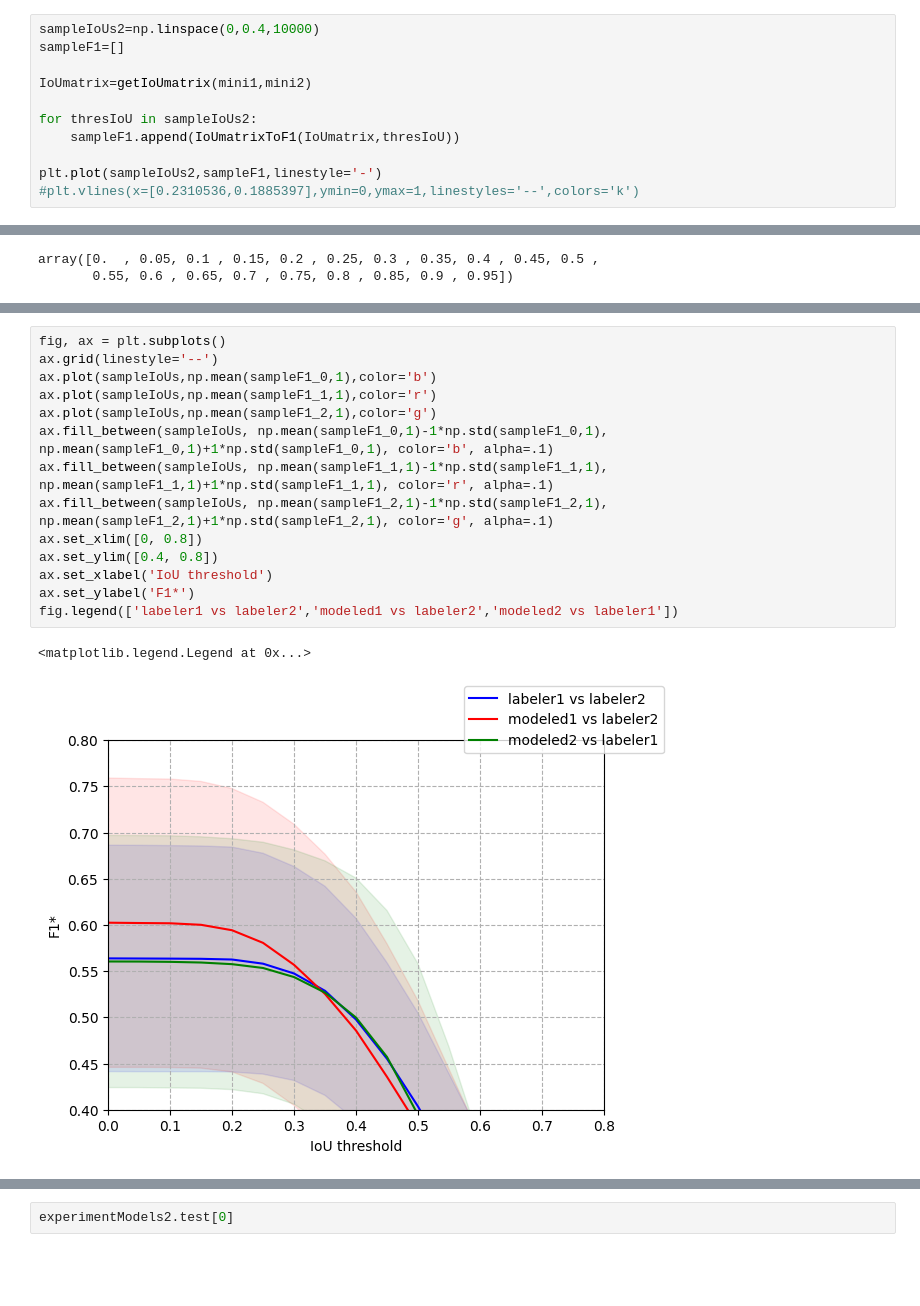
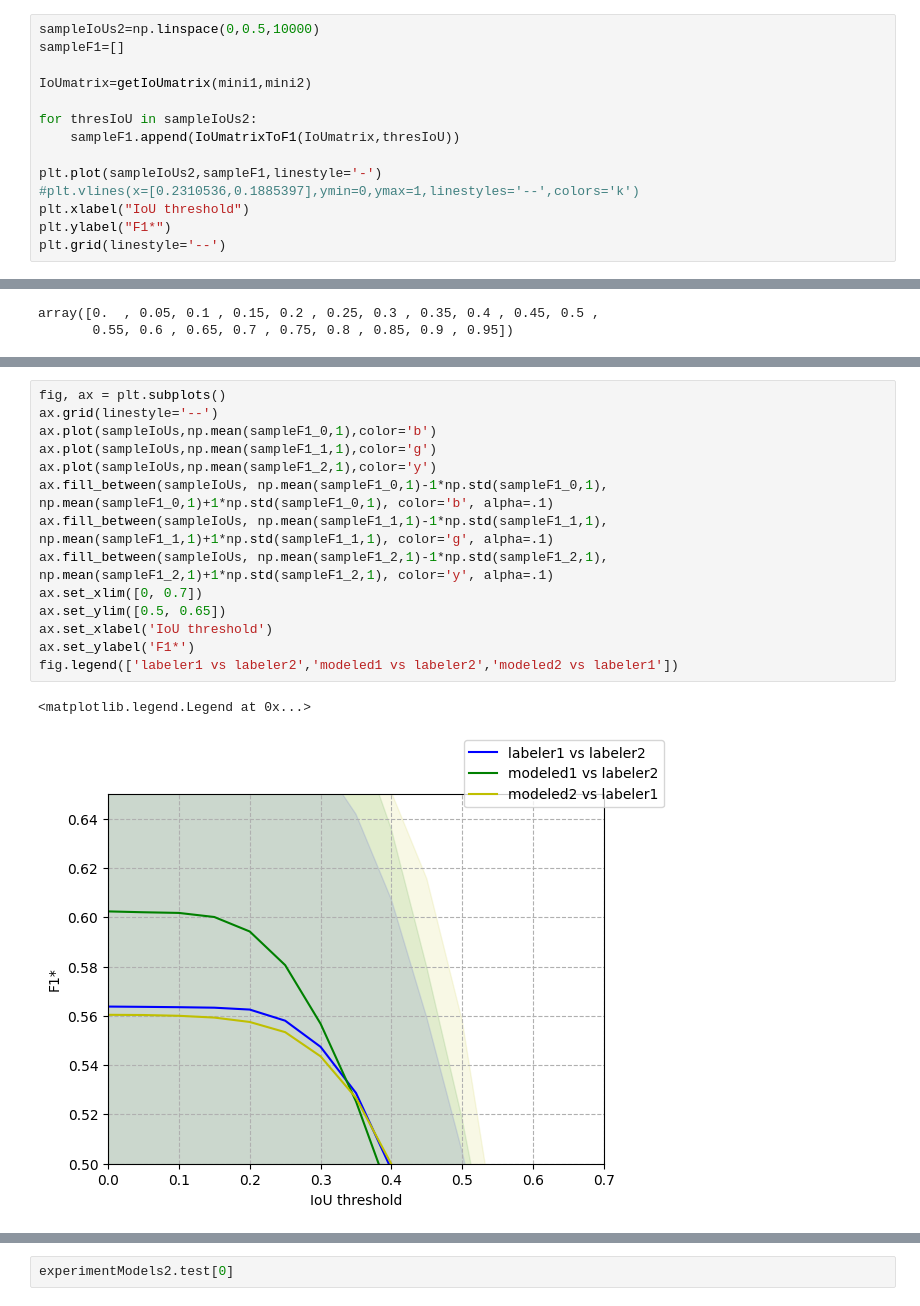
Before and after one commit to quiquegurdiel/SpinCo, a Jupyter notebook: Experiment007_interpredictability.ipynb, the cells around one changed output, grey strips where cells are left out. Saved outputs shown, nothing was run; the diff lists cells and outputs as text; blank space fills up the shorter version.

```diff
--- a/Experiment007_interpredictability.ipynb
+++ b/Experiment007_interpredictability.ipynb
@@ -228,5 +246,5 @@ mini2
 # %%
-sampleIoUs2=np.linspace(0,0.4,10000)
+sampleIoUs2=np.linspace(0,0.5,10000)
 sampleF1=[]
 
 IoUmatrix=getIoUmatrix(mini1,mini2)
@@ -236,4 +254,7 @@ for thresIoU in sampleIoUs2:
 
 plt.plot(sampleIoUs2,sampleF1,linestyle='-')
 #plt.vlines(x=[0.2310536,0.1885397],ymin=0,ymax=1,linestyles='--',colors='k')
+plt.xlabel("IoU threshold")
+plt.ylabel("F1*")
+plt.grid(linestyle='--')
 # %% [output]
@@ -527,17 +564,17 @@ fig.legend(['labeler1 vs labeler2','modeled1 vs labeler2','modeled2 vs labeler1'
 # %%
 fig, ax = plt.subplots()
 ax.grid(linestyle='--')
 ax.plot(sampleIoUs,np.mean(sampleF1_0,1),color='b')
-ax.plot(sampleIoUs,np.mean(sampleF1_1,1),color='r')
-ax.plot(sampleIoUs,np.mean(sampleF1_2,1),color='g')
+ax.plot(sampleIoUs,np.mean(sampleF1_1,1),color='g')
+ax.plot(sampleIoUs,np.mean(sampleF1_2,1),color='y')
 ax.fill_between(sampleIoUs, np.mean(sampleF1_0,1)-1*np.std(sampleF1_0,1), np.mean(sampleF1_0,1)+1*np.std(sampleF1_0,1), color='b', alpha=.1)
-ax.fill_between(sampleIoUs, np.mean(sampleF1_1,1)-1*np.std(sampleF1_1,1), np.mean(sampleF1_1,1)+1*np.std(sampleF1_1,1), color='r', alpha=.1)
-ax.fill_between(sampleIoUs, np.mean(sampleF1_2,1)-1*np.std(sampleF1_2,1), np.mean(sampleF1_2,1)+1*np.std(sampleF1_2,1), color='g', alpha=.1)
-ax.set_xlim([0, 0.8])
-ax.set_ylim([0.4, 0.8])
+ax.fill_between(sampleIoUs, np.mean(sampleF1_1,1)-1*np.std(sampleF1_1,1), np.mean(sampleF1_1,1)+1*np.std(sampleF1_1,1), color='g', alpha=.1)
+ax.fill_between(sampleIoUs, np.mean(sampleF1_2,1)-1*np.std(sampleF1_2,1), np.mean(sampleF1_2,1)+1*np.std(sampleF1_2,1), color='y', alpha=.1)
+ax.set_xlim([0, 0.7])
+ax.set_ylim([0.5, 0.65])
 ax.set_xlabel('IoU threshold')
 ax.set_ylabel('F1*')
 fig.legend(['labeler1 vs labeler2','modeled1 vs labeler2','modeled2 vs labeler1'])
 # %% [output]
 <matplotlib.legend.Legend at 0x...>
-[figure, old version]
+[figure, new version]
```
Also changed, not shown: parts of 16 cells of this notebook, 1 other file.
